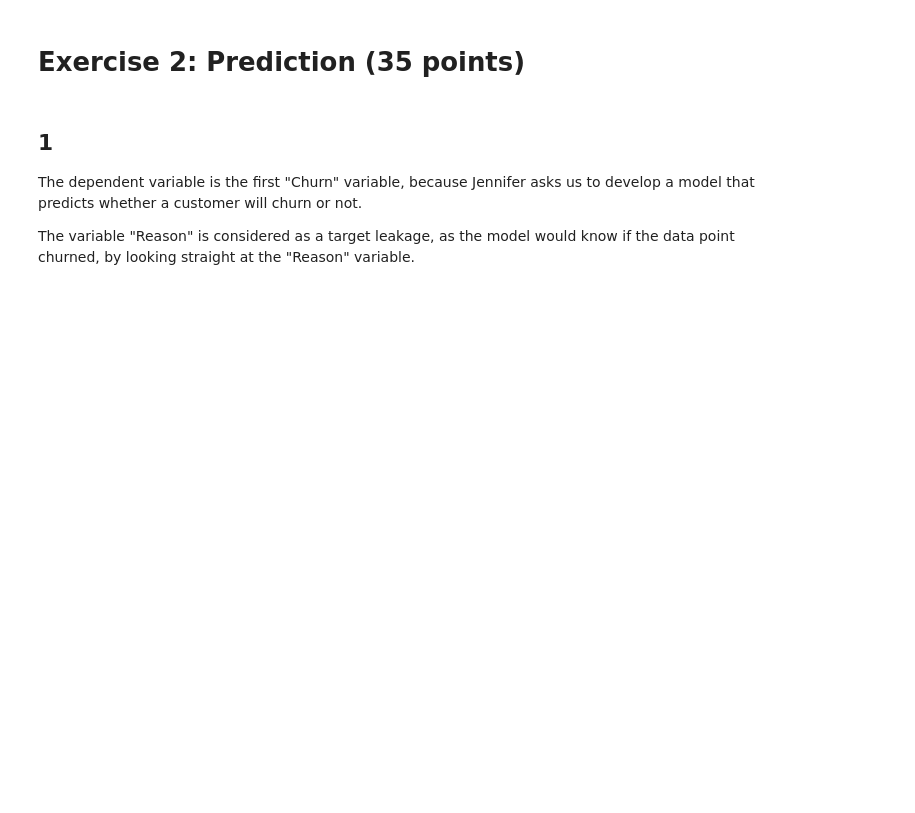
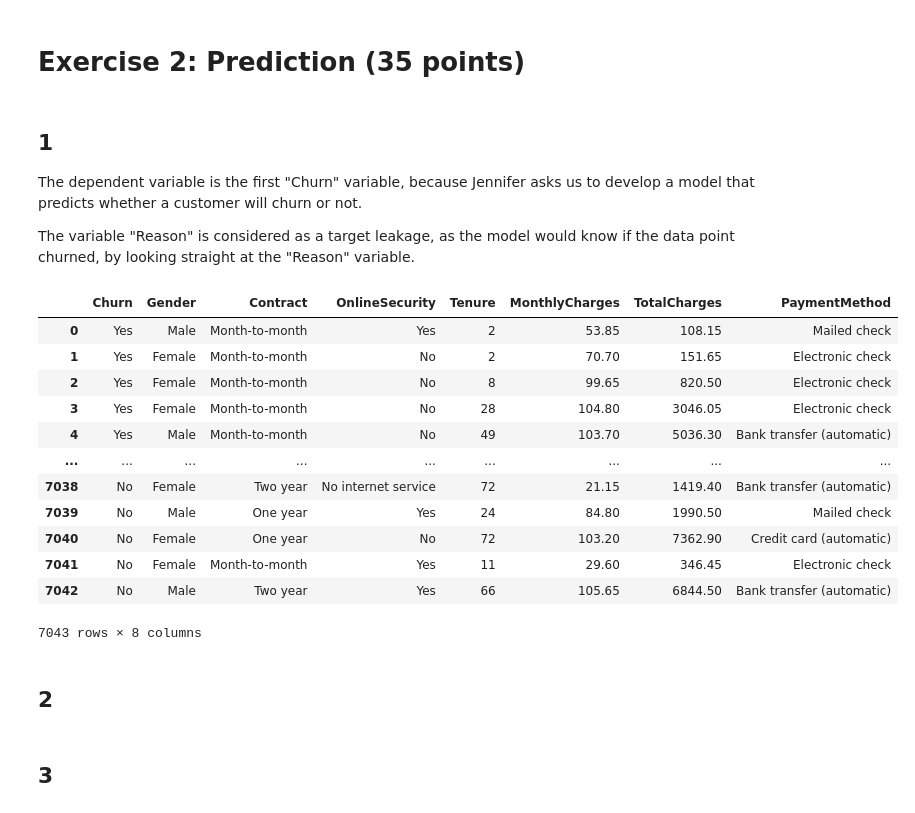
Before and after one commit to OliverOE1509/OliverOE1509, a Jupyter notebook: MAExam.ipynb, the cells around one changed output. Cells and saved outputs as stored; diff of their text form; code cells hidden in the pictures; blank space fills up the shorter version.

```diff
--- a/MAExam.ipynb
+++ b/MAExam.ipynb
@@ -137,0 +142,21 @@ import
+# %%
+le = LabelEncoder()
+data = pd.read_excel('CusotmerProfile.xlsx')
+del data['Reason']
+data
+# %% [output]
+|  | Churn | Gender | Contract | OnlineSecurity | Tenure | MonthlyCharges | TotalCharges | PaymentMethod |
+| 0 | Yes | Male | Month-to-month | Yes | 2 | 53.85 | 108.15 | Mailed check |
+| 1 | Yes | Female | Month-to-month | No | 2 | 70.70 | 151.65 | Electronic check |
+| 2 | Yes | Female | Month-to-month | No | 8 | 99.65 | 820.50 | Electronic check |
+| 3 | Yes | Female | Month-to-month | No | 28 | 104.80 | 3046.05 | Electronic check |
+| 4 | Yes | Male | Month-to-month | No | 49 | 103.70 | 5036.30 | Bank transfer (automatic) |
+| ... | ... | ... | ... | ... | ... | ... | ... | ... |
+| 7038 | No | Female | Two year | No internet service | 72 | 21.15 | 1419.40 | Bank transfer (automatic) |
+| 7039 | No | Male | One year | Yes | 24 | 84.80 | 1990.50 | Mailed check |
+| 7040 | No | Female | One year | No | 72 | 103.20 | 7362.90 | Credit card (automatic) |
+| 7041 | No | Female | Month-to-month | Yes | 11 | 29.60 | 346.45 | Electronic check |
+| 7042 | No | Male | Two year | Yes | 66 | 105.65 | 6844.50 | Bank transfer (automatic) |
+7043 rows × 8 columns
+# %% [markdown]
+## 2
@@ -137,0 +172,2 @@ import
+# %% [markdown]
+## 3
```
Also changed, not shown: parts of 4 cells of this notebook.
